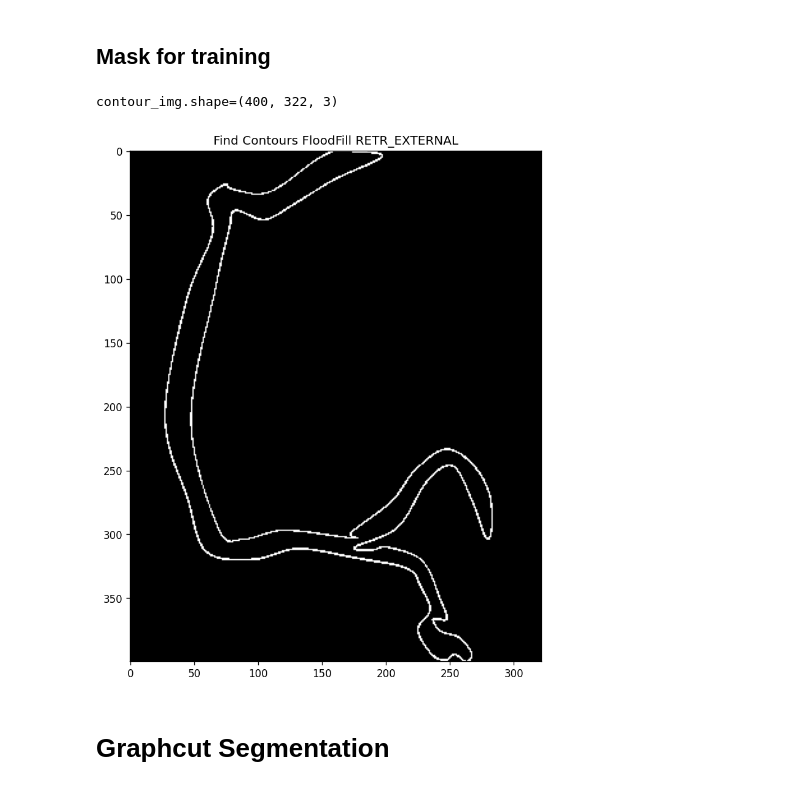
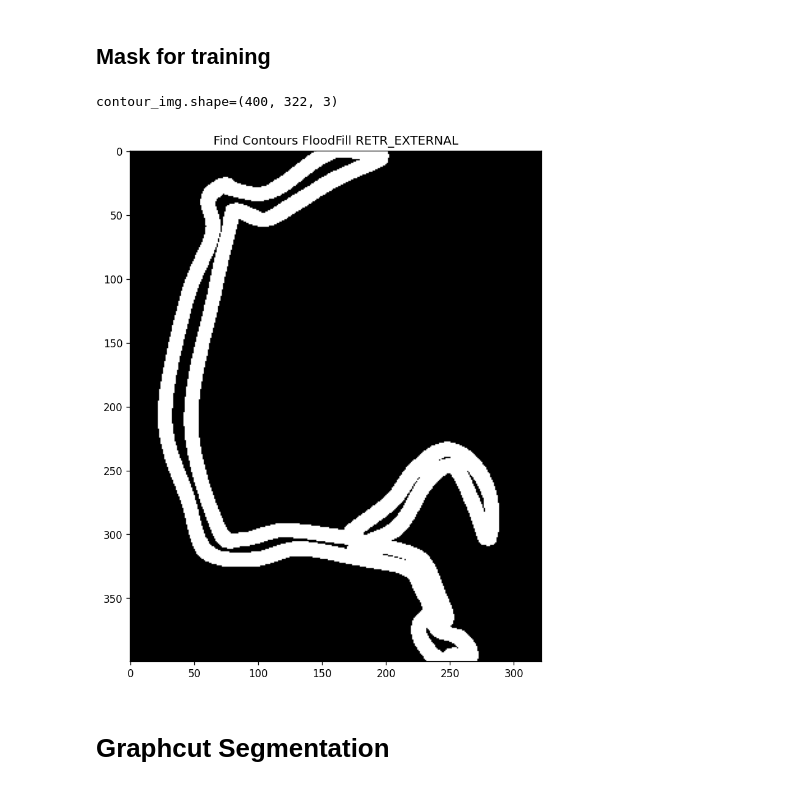
Before and after one commit to jbenshetler/vessel_segmentation, a Jupyter notebook: seg.ipynb, the cells around one changed output. Saved outputs shown, nothing was run; the diff lists cells and outputs as text; code cells hidden in the pictures.

```diff
--- a/seg.ipynb
+++ b/seg.ipynb
@@ -115,24 +115,24 @@ Text(0.5, 1.0, 'Thresholded Saturation')
 # %%
 contours, _ = cv2.findContours(
     image=np.array(saturation_thresholded, dtype=np.uint8),
     mode=cv2.RETR_EXTERNAL,
     method=cv2.CHAIN_APPROX_SIMPLE
 )
 mask = np.zeros(img.shape, np.uint8)
 contour_img = cv2.drawContours(
     image=mask,
     contours=contours,
     contourIdx=-1,
     color=(255,255,255),
-    thickness=cv2.FILLED
+    thickness=10
 )
 plt.figure(figsize=(16,9), dpi=120)
 _ = plt.imshow(contour_img, 'gray')
 plt.title("Find Contours FloodFill RETR_EXTERNAL")
 print(f"contour_img.shape={contour_img.shape}")
 # %% [output]
 contour_img.shape=(400, 322, 3)
-[figure, old version]
+[figure, new version]
 # %% [markdown]
 # Graphcut Segmentation
 # %%
```
Also changed, not shown: parts of 2 cells of this notebook.
